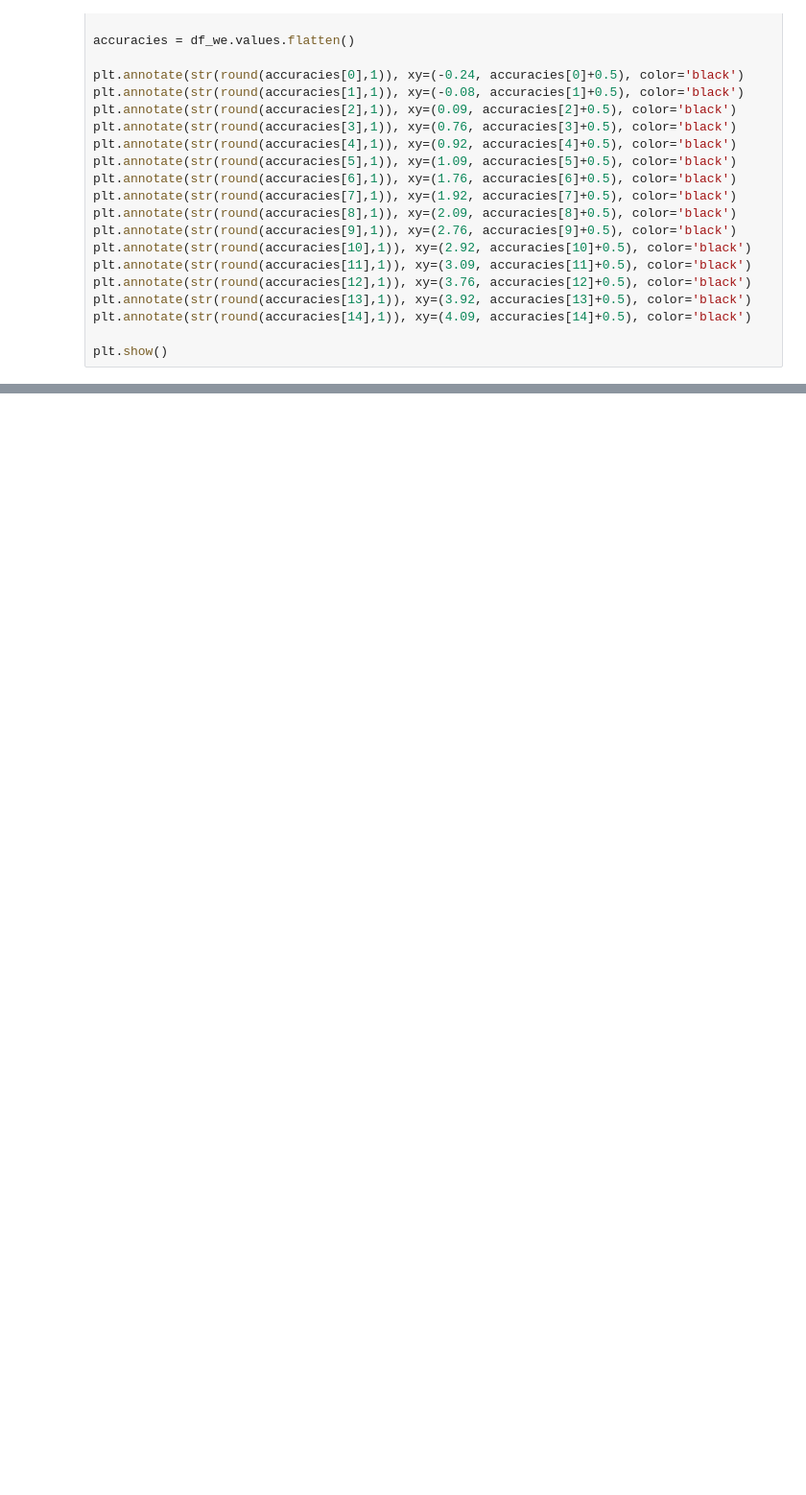
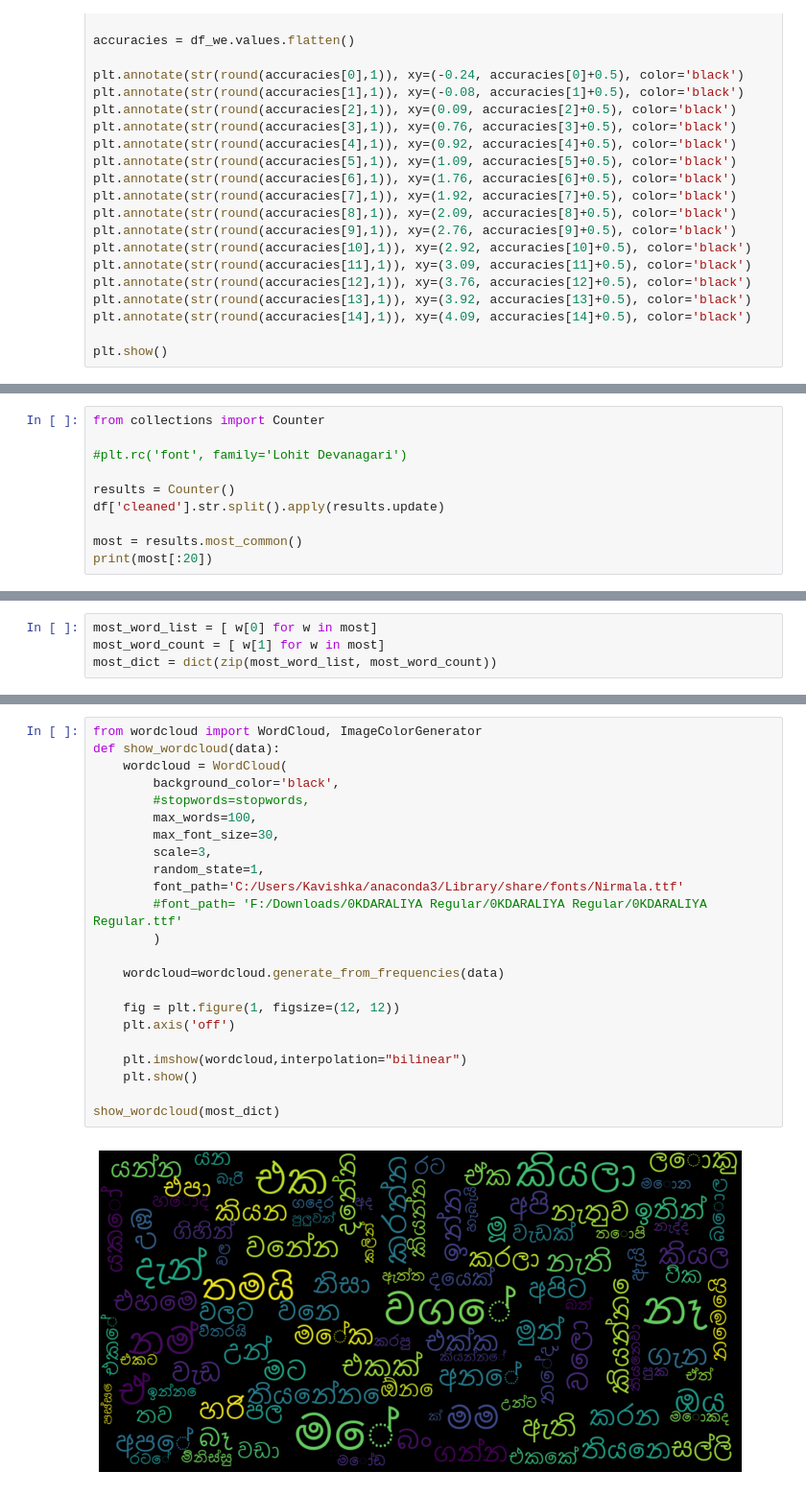
Before and after one commit to codekcg23/Sinhala-Hate-Speech-Detection, a Jupyter notebook: Results/visualize.ipynb, the cells around one changed output, grey strips where cells are left out. Shown at 96% size. Saved outputs shown, nothing was run; the diff lists cells and outputs as text; blank space fills up the shorter version.

Commit message:
Results

```diff
--- a/Results/visualize.ipynb
+++ b/Results/visualize.ipynb
@@ -189,0 +228,10 @@ plt.show()
+# %%
+from collections import Counter
+
+#plt.rc('font', family='Lohit Devanagari')
+
+results = Counter()
+df['cleaned'].str.split().apply(results.update)
+
+most = results.most_common()
+print(most[:20])
@@ -189,0 +296,4 @@ plt.show()
+# %%
+most_word_list = [ w[0] for w in most]
+most_word_count = [ w[1] for w in most]
+most_dict = dict(zip(most_word_list, most_word_count))
@@ -189,0 +307,25 @@ plt.show()
+# %%
+from wordcloud import WordCloud, ImageColorGenerator
+def show_wordcloud(data):
+    wordcloud = WordCloud(
+        background_color='black',
+        #stopwords=stopwords,
+        max_words=100,
+        max_font_size=30,
+        scale=3,
+        random_state=1,
+        font_path='C:/Users/Kavishka/anaconda3/Library/share/fonts/Nirmala.ttf'
+        #font_path= 'F:/Downloads/0KDARALIYA Regular/0KDARALIYA Regular/0KDARALIYA Regular.ttf'
+        )
+
+    wordcloud=wordcloud.generate_from_frequencies(data)
+
+    fig = plt.figure(1, figsize=(12, 12))
+    plt.axis('off')
+
+    plt.imshow(wordcloud,interpolation="bilinear")
+    plt.show()
+
+show_wordcloud(most_dict)
+# %% [output]
+[figure, added]
```
Also changed, not shown: parts of 35 cells of this notebook, 9 other files.
